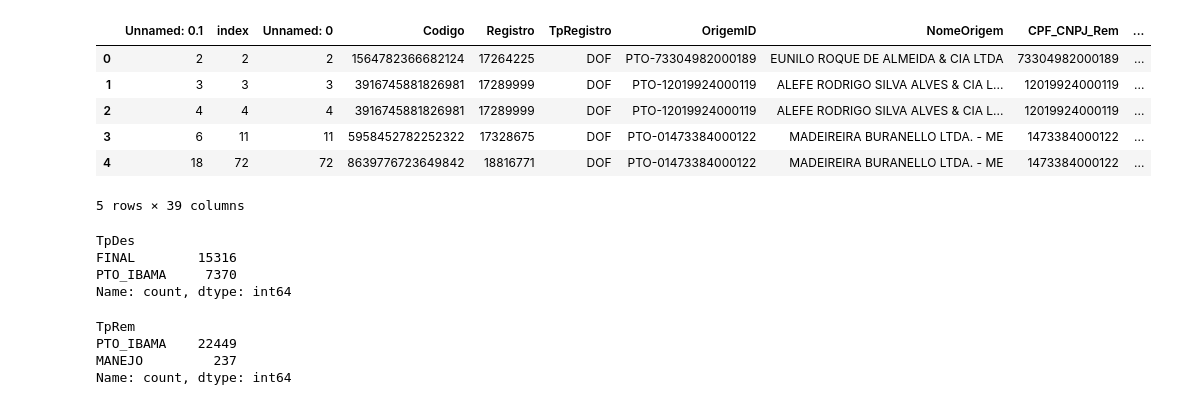
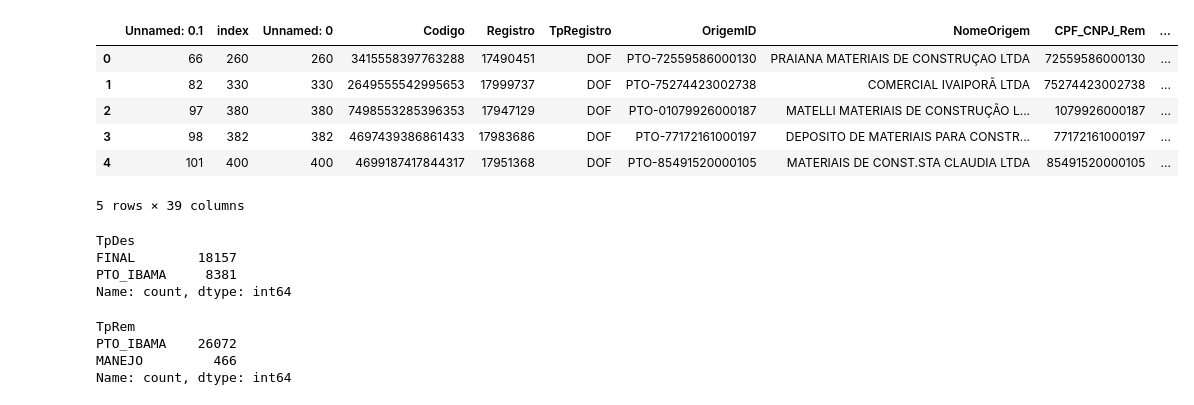
Before and after one commit to mistercapote/atividade_madeireira, a Jupyter notebook: src/example.ipynb, the cells around one changed output. Cells and saved outputs as stored; diff of their text form; code cells hidden in the pictures.

```diff
--- a/src/example.ipynb
+++ b/src/example.ipynb
@@ -60,28 +60,28 @@ def create_graph(transports):
 
     return nx.DiGraph(graph)
 # %%
-transportes_janeiro = pd.read_csv('./df_01.csv')
+transportes_junho = pd.read_csv('./df_06.csv')
 # %%
-transportes_janeiro.head()
+transportes_junho.head()
 # %% [output]
 |  | Unnamed: 0.1 | index | Unnamed: 0 | Codigo | Registro | TpRegistro | OrigemID | NomeOrigem | CPF_CNPJ_Rem | ... |
-| 0 | 2 | 2 | 2 | 1564782366682124 | 17264225 | DOF | PTO-73304982000189 | EUNILO ROQUE DE ALMEIDA & CIA LTDA | 73304982000189 | ... |
-| 1 | 3 | 3 | 3 | 3916745881826981 | 17289999 | DOF | PTO-12019924000119 | ALEFE RODRIGO SILVA ALVES & CIA L... | 12019924000119 | ... |
-| 2 | 4 | 4 | 4 | 3916745881826981 | 17289999 | DOF | PTO-12019924000119 | ALEFE RODRIGO SILVA ALVES & CIA L... | 12019924000119 | ... |
-| 3 | 6 | 11 | 11 | 5958452782252322 | 17328675 | DOF | PTO-01473384000122 | MADEIREIRA BURANELLO LTDA. - ME | 1473384000122 | ... |
-| 4 | 18 | 72 | 72 | 8639776723649842 | 18816771 | DOF | PTO-01473384000122 | MADEIREIRA BURANELLO LTDA. - ME | 1473384000122 | ... |
+| 0 | 66 | 260 | 260 | 3415558397763288 | 17490451 | DOF | PTO-72559586000130 | PRAIANA MATERIAIS DE CONSTRUÇAO LTDA | 72559586000130 | ... |
+| 1 | 82 | 330 | 330 | 2649555542995653 | 17999737 | DOF | PTO-75274423002738 | COMERCIAL IVAIPORÃ LTDA | 75274423002738 | ... |
+| 2 | 97 | 380 | 380 | 7498553285396353 | 17947129 | DOF | PTO-01079926000187 | MATELLI MATERIAIS DE CONSTRUÇÃO L... | 1079926000187 | ... |
+| 3 | 98 | 382 | 382 | 4697439386861433 | 17983686 | DOF | PTO-77172161000197 | DEPOSITO DE MATERIAIS PARA CONSTR... | 77172161000197 | ... |
+| 4 | 101 | 400 | 400 | 4699187417844317 | 17951368 | DOF | PTO-85491520000105 | MATERIAIS DE CONST.STA CLAUDIA LTDA | 85491520000105 | ... |
 5 rows × 39 columns
 # %%
-transportes_janeiro['TpDes'].value_counts()
+transportes_junho['TpDes'].value_counts()
 # %% [output]
 TpDes
-FINAL        15316
-PTO_IBAMA     7370
+FINAL        18157
+PTO_IBAMA     8381
 Name: count, dtype: int64
 # %%
-transportes_janeiro['TpRem'].value_counts()
+transportes_junho['TpRem'].value_counts()
 # %% [output]
 TpRem
-PTO_IBAMA    22449
-MANEJO         237
+PTO_IBAMA    26072
+MANEJO         466
 Name: count, dtype: int64
```
Also changed, not shown: parts of 12 cells of this notebook, 2 other files.
